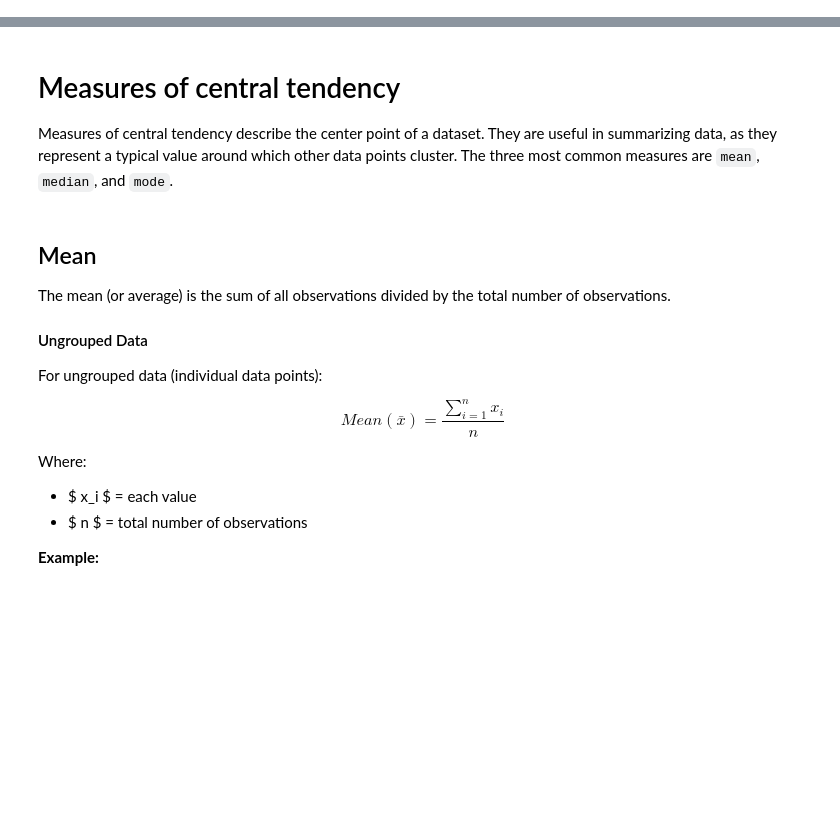
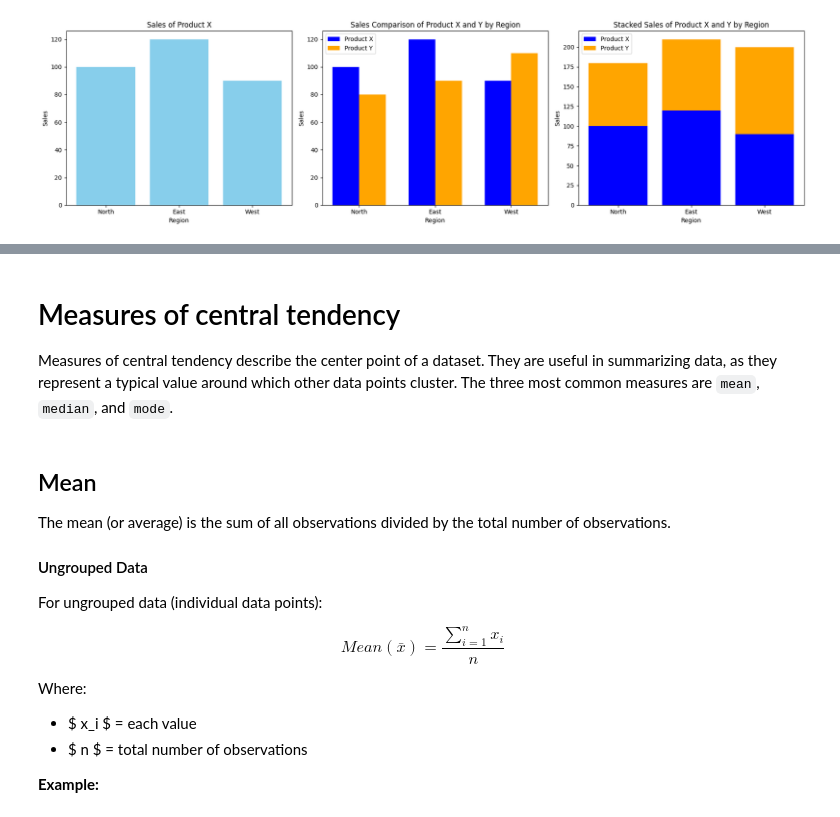
Before and after one commit to imranhasan22/handbook_imran, a Jupyter notebook: ai/Statistics.ipynb, the cells around one changed output, grey strips where cells are left out. Saved outputs shown, nothing was run; the diff lists cells and outputs as text; code cells hidden in the pictures; blank space fills up the shorter version.

```diff
--- a/ai/Statistics.ipynb
+++ b/ai/Statistics.ipynb
@@ -0,0 +24,47 @@
+# %%
+import matplotlib.pyplot as plt
+import numpy as np
+
+# Data for the charts
+regions = ['North', 'East', 'West']
+product_x_sales = [100, 120, 90]
+product_y_sales = [80, 90, 110]
+
+# Create a figure with three subplots
+fig, axs = plt.subplots(1, 3, figsize=(18, 5))
+
+# 1. Simple Bar Chart
+axs[0].bar(regions, product_x_sales, color='skyblue')
+axs[0].set_title('Sales of Product X')
+axs[0].set_xlabel('Region')
+axs[0].set_ylabel('Sales')
+
+# 2. Grouped Bar Chart
+x = np.arange(len(regions))  # x locations for the groups
+width = 0.35  # Width of the bars
+axs[1].bar(x - width / 2, product_x_sales, width, label='Product X', color='blue')
+axs[1].bar(x + width / 2, product_y_sales, width, label='Product Y', color='orange')
+axs[1].set_title('Sales Comparison of Product X and Y by Region')
+axs[1].set_xlabel('Region')
+axs[1].set_ylabel('Sales')
+axs[1].set_xticks(x)
+axs[1].set_xticklabels(regions)
+axs[1].legend()
+
+# 3. Stacked Bar Chart
+axs[2].bar(x, product_x_sales, label='Product X', color='blue')
+axs[2].bar(x, product_y_sales, bottom=product_x_sales, label='Product Y', color='orange')
+axs[2].set_title('Stacked Sales of Product X and Y by Region')
+axs[2].set_xlabel('Region')
+axs[2].set_ylabel('Sales')
+axs[2].set_xticks(x)
+axs[2].set_xticklabels(regions)
+axs[2].legend()
+
+# Adjust layout to prevent overlap
+plt.tight_layout()
+
+# Display the integrated figure
+plt.show()
+# %% [output]
+[figure, added]
```
Also changed, not shown: parts of 23 cells of this notebook.
